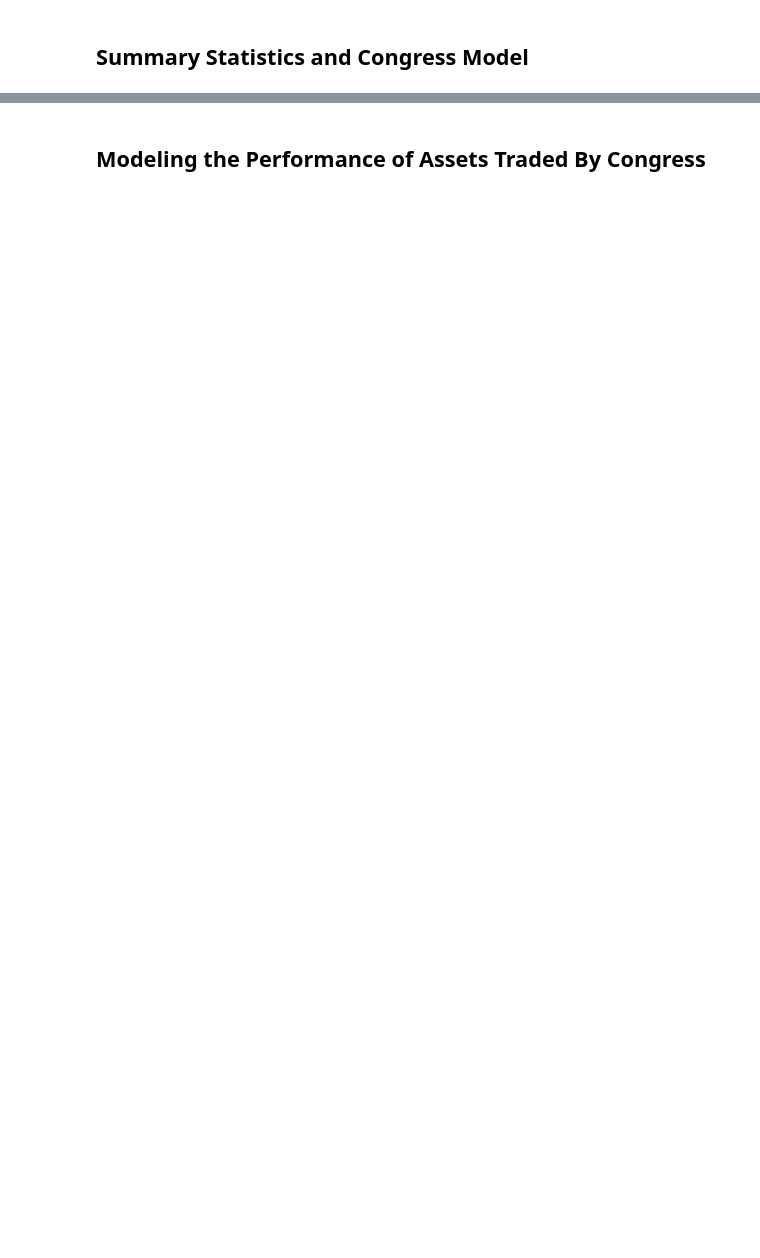
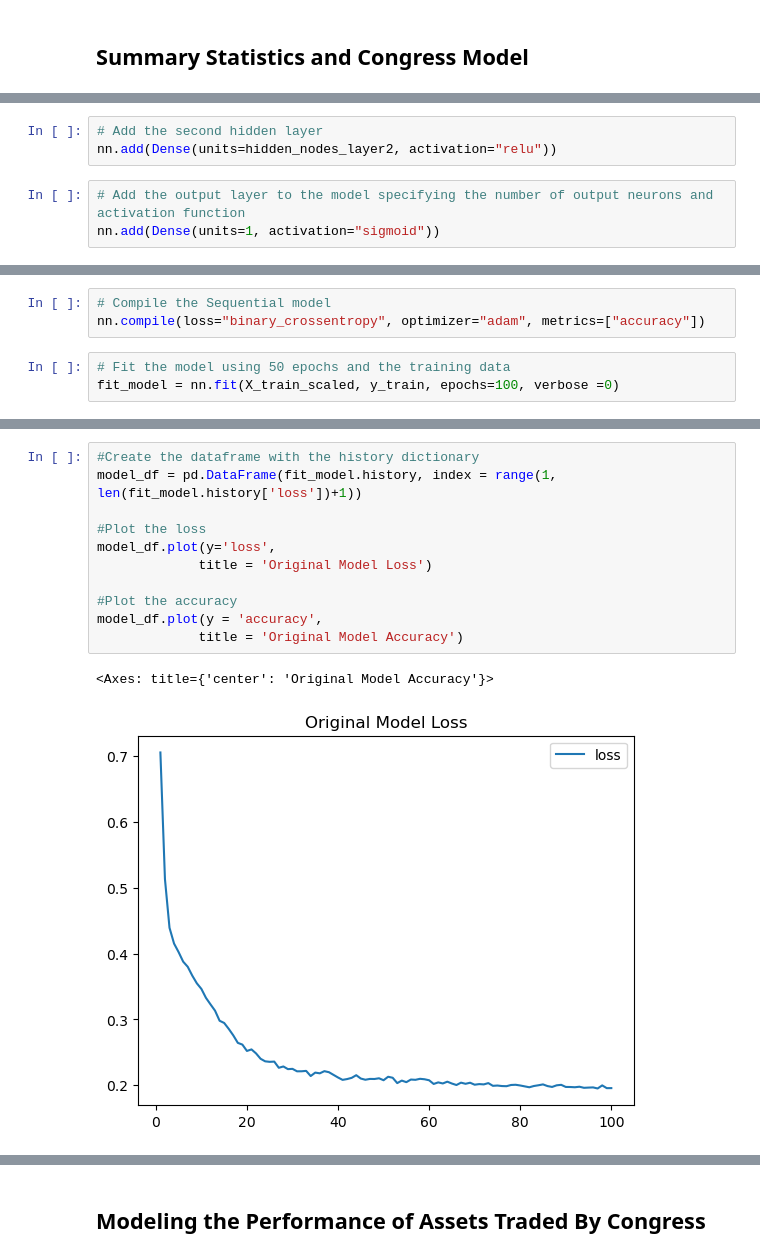
Before and after one commit to ssenhouse/project_3_congress_insider, a Jupyter notebook: Full_Congress_Data.ipynb, the cells around one changed output, grey strips where cells are left out. Saved outputs shown, nothing was run; the diff lists cells and outputs as text; blank space fills up the shorter version.

Commit message:
updated to add classifier model

```diff
--- a/Full_Congress_Data.ipynb
+++ b/Full_Congress_Data.ipynb
@@ -822,0 +945,6 @@ xgb_search = RandomizedSearchCV(xgb_model, param_distributions=params, random_st
+# %%
+# Add the second hidden layer
+nn.add(Dense(units=hidden_nodes_layer2, activation="relu"))
+# %%
+# Add the output layer to the model specifying the number of output neurons and activation function
+nn.add(Dense(units=1, activation="sigmoid"))
@@ -822,0 +970,6 @@ xgb_search = RandomizedSearchCV(xgb_model, param_distributions=params, random_st
+# %%
+# Compile the Sequential model
+nn.compile(loss="binary_crossentropy", optimizer="adam", metrics=["accuracy"])
+# %%
+# Fit the model using 50 epochs and the training data
+fit_model = nn.fit(X_train_scaled, y_train, epochs=100, verbose =0)
@@ -822,0 +984,14 @@ xgb_search = RandomizedSearchCV(xgb_model, param_distributions=params, random_st
+# %%
+#Create the dataframe with the history dictionary
+model_df = pd.DataFrame(fit_model.history, index = range(1, len(fit_model.history['loss'])+1))
+
+#Plot the loss
+model_df.plot(y='loss',
+             title = 'Original Model Loss')
+
+#Plot the accuracy
+model_df.plot(y = 'accuracy',
+             title = 'Original Model Accuracy')
+# %% [output]
+<Axes: title={'center': 'Original Model Accuracy'}>
+[figure, added]
```
Also changed, not shown: parts of 46 cells of this notebook, 7 other files.
